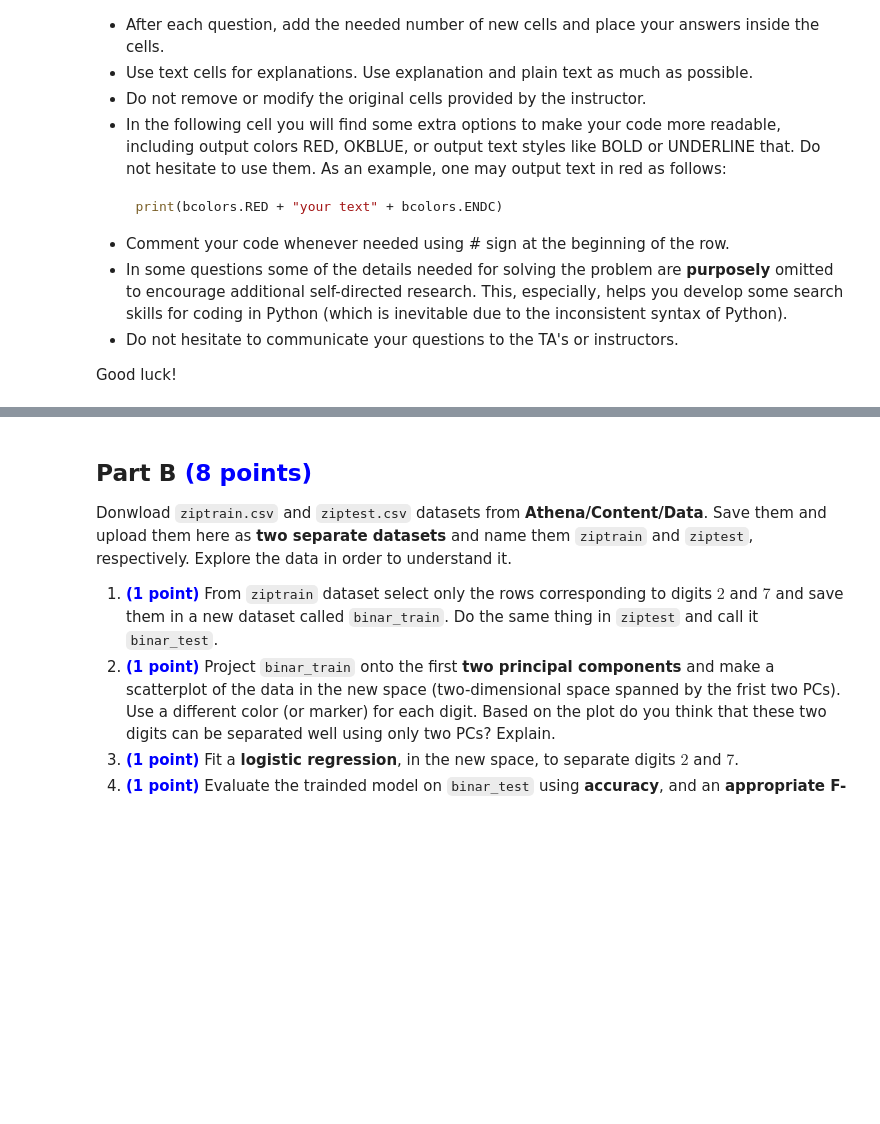
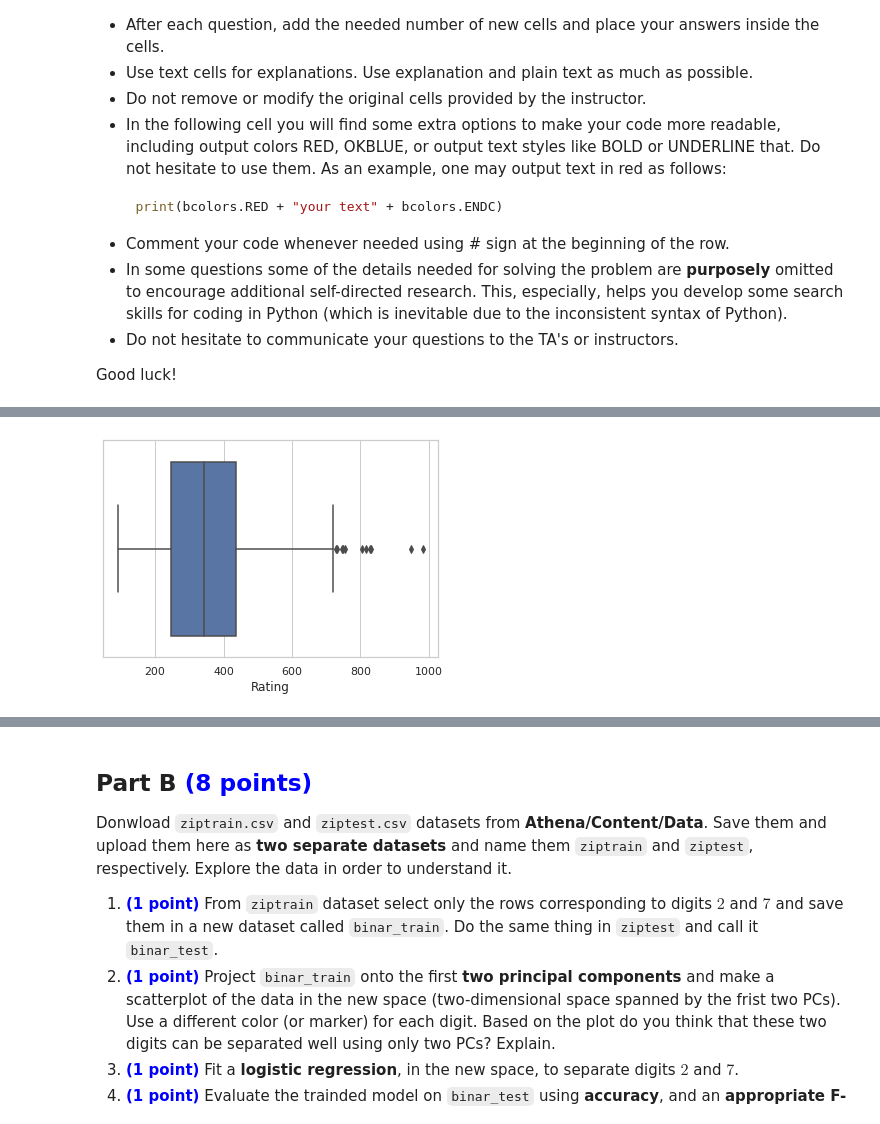
Before and after one commit to ahmedopolis/YCBS-255-Statistical-Machine-Learning, a Jupyter notebook: Assignments/Assignment 2/Assignment02_ahmedibrahim.ipynb, the cells around one changed output, grey strips where cells are left out. Drawn from its saved outputs; the diff is of its cells as text; code cells hidden in the pictures; blank space fills up the shorter version.

```diff
--- a/Assignments/Assignment 2/Assignment02_ahmedibrahim.ipynb
+++ b/Assignments/Assignment 2/Assignment02_ahmedibrahim.ipynb
@@ -65,0 +175,5 @@ SyntaxError: ignored
+# %%
+sns.boxplot(x=credit_data['Rating'])
+plt.show()
+# %% [output]
+[figure, added]
```
Also changed, not shown: parts of 34 cells of this notebook.
